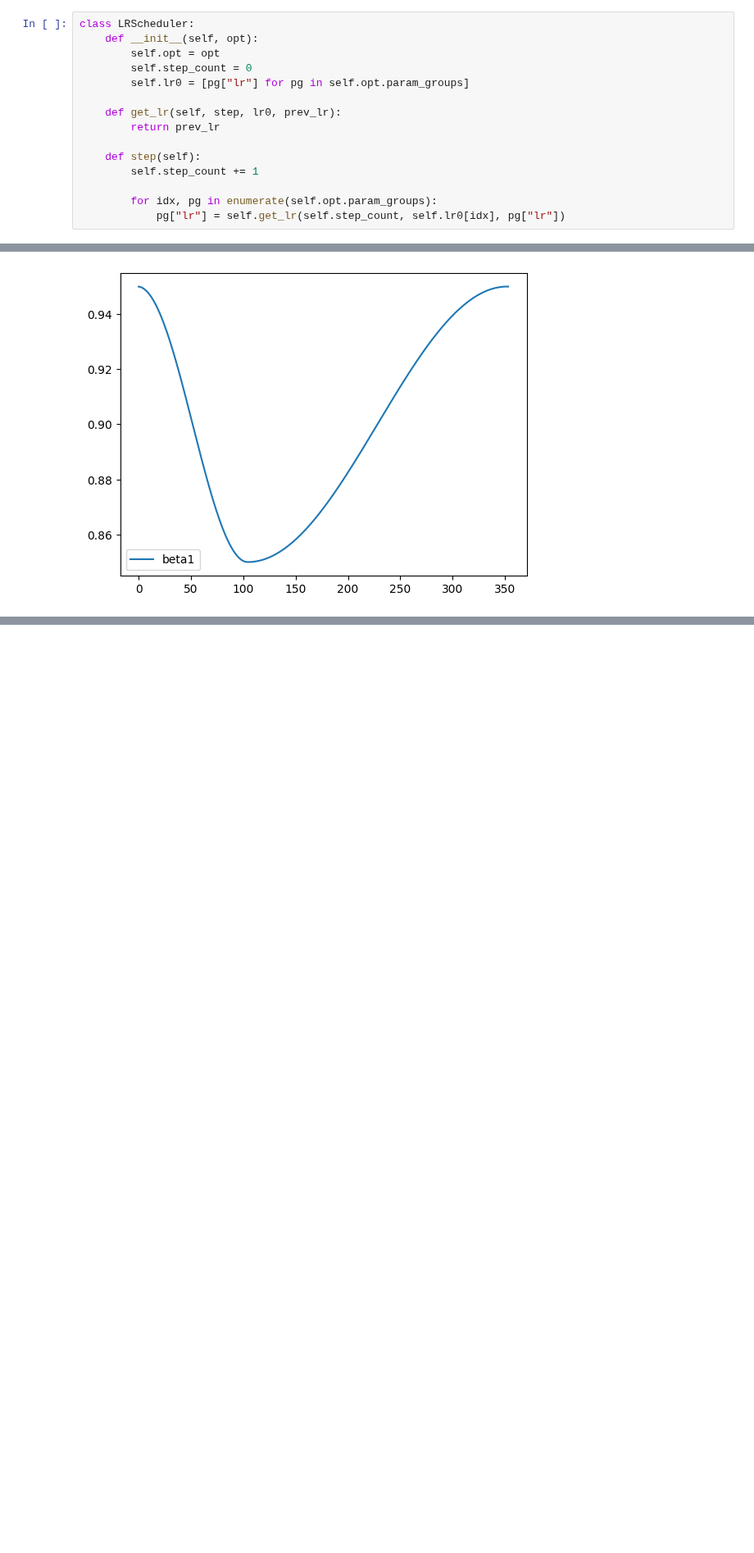
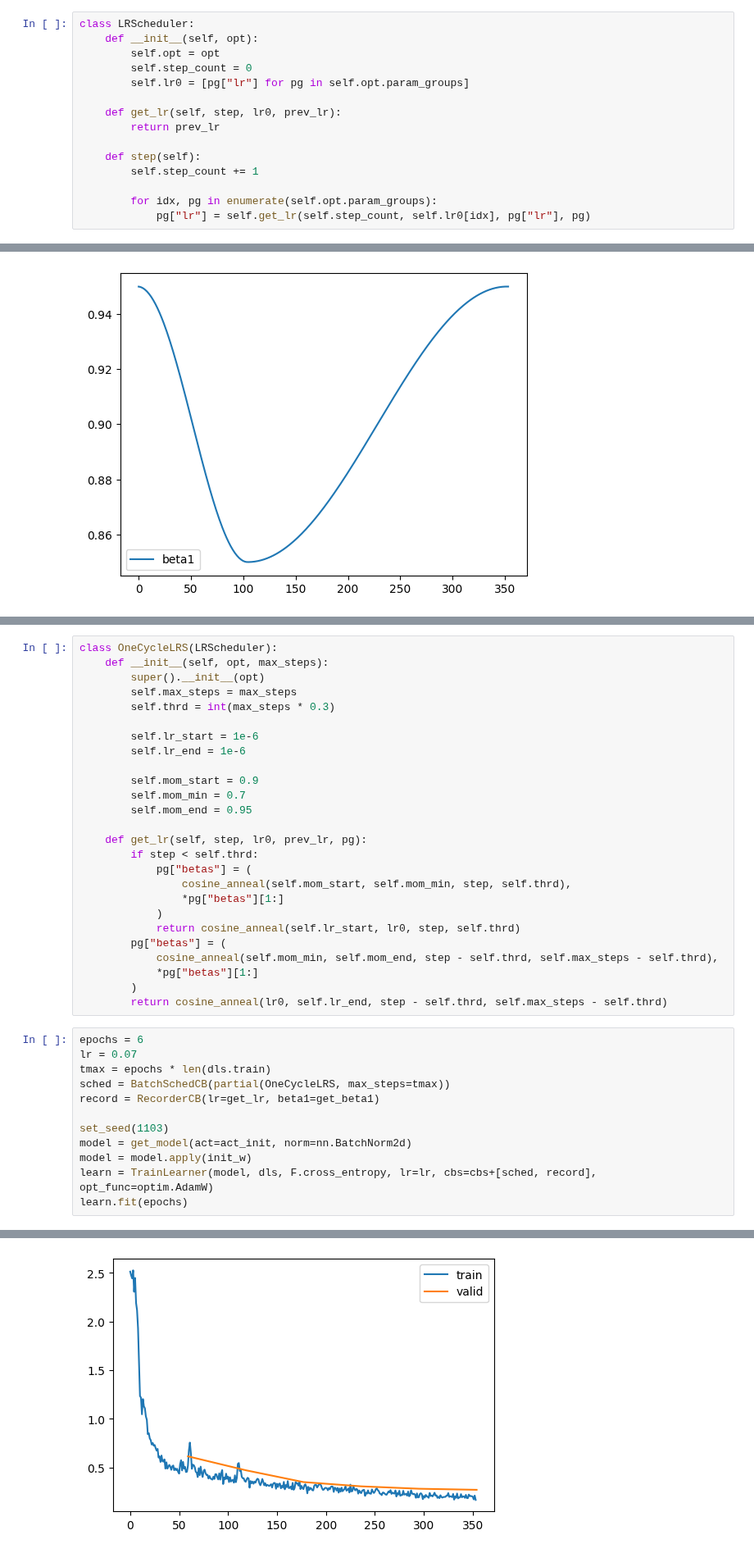
Before and after one commit to daniilgaltsev/fastai_course, a Jupyter notebook: nbs/12_accel_sgd.ipynb, the cells around one changed output, grey strips where cells are left out. Shown at 82% size. Drawn from its saved outputs; the diff is of its cells as text; blank space fills up the shorter version.

Commit message:
implement OneCycleLRS

```diff
--- a/nbs/12_accel_sgd.ipynb
+++ b/nbs/12_accel_sgd.ipynb
@@ -460,7 +460,7 @@ class LRScheduler:
         self.step_count += 1
 
         for idx, pg in enumerate(self.opt.param_groups):
-            pg["lr"] = self.get_lr(self.step_count, self.lr0[idx], pg["lr"])
+            pg["lr"] = self.get_lr(self.step_count, self.lr0[idx], pg["lr"], pg)
 # %%
 class LinearLRS(LRScheduler):
     def __init__(self, opt, max_steps):
@@ -586,0 +621,39 @@ record.plot()
+# %%
+class OneCycleLRS(LRScheduler):
+    def __init__(self, opt, max_steps):
+        super().__init__(opt)
+        self.max_steps = max_steps
+        self.thrd = int(max_steps * 0.3)
+
+        self.lr_start = 1e-6
+        self.lr_end = 1e-6
+
+        self.mom_start = 0.9
+        self.mom_min = 0.7
+        self.mom_end = 0.95
+
+    def get_lr(self, step, lr0, prev_lr, pg):
+        if step < self.thrd:
+            pg["betas"] = (
+                cosine_anneal(self.mom_start, self.mom_min, step, self.thrd),
+                *pg["betas"][1:]
+            )
+            return cosine_anneal(self.lr_start, lr0, step, self.thrd)
+        pg["betas"] = (
+            cosine_anneal(self.mom_min, self.mom_end, step - self.thrd, self.max_steps - self.thrd),
+            *pg["betas"][1:]
+        )
+        return cosine_anneal(lr0, self.lr_end, step - self.thrd, self.max_steps - self.thrd)
+# %%
+epochs = 6
+lr = 0.07
+tmax = epochs * len(dls.train)
+sched = BatchSchedCB(partial(OneCycleLRS, max_steps=tmax))
+record = RecorderCB(lr=get_lr, beta1=get_beta1)
+
+set_seed(1103)
+model = get_model(act=act_init, norm=nn.BatchNorm2d)
+model = model.apply(init_w)
+learn = TrainLearner(model, dls, F.cross_entropy, lr=lr, cbs=cbs+[sched, record], opt_func=optim.AdamW)
+learn.fit(epochs)
+# %% [output]
@@ -586,0 +673 @@ record.plot()
+[figure, added]
```
Also changed, not shown: parts of 9 cells of this notebook, 1 other file.
